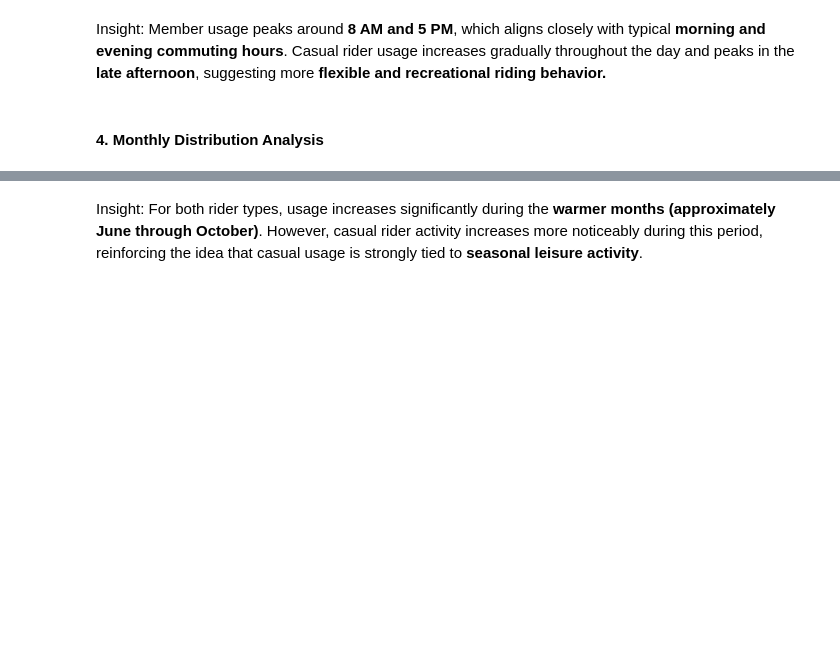
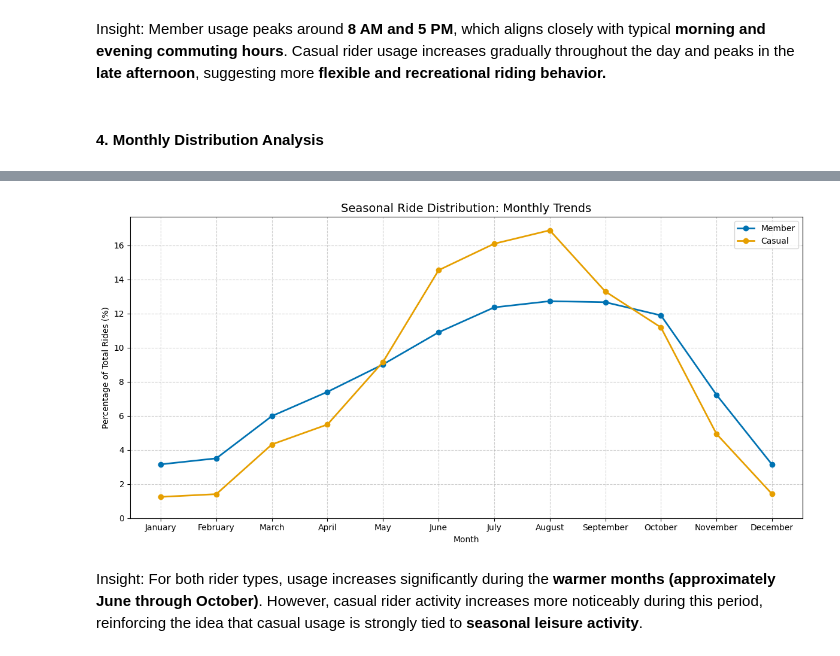
Before and after one commit to Fareed04/Case_Study__Cyclistic_bike_share_analysis, a Jupyter notebook: notebooks/experiments.ipynb, the cells around one changed output, grey strips where cells are left out. Cells and saved outputs as stored; diff of their text form; code cells hidden in the pictures; blank space fills up the shorter version.

```diff
--- a/notebooks/experiments.ipynb
+++ b/notebooks/experiments.ipynb
@@ -507,8 +507,8 @@ member_month_dist = cleaned_data[cleaned_data['member_casual'] == 'member']['mon
 
 # 3. Combine into a comparison table
 month_comparison = pd.DataFrame({
-    'casual_pct': casual_month_dist,
-    'member_pct': member_month_dist
+    'casual_m_pct': casual_month_dist,
+    'member_m_pct': member_month_dist
 })
 
 # 4. Reindex to force the January -> December order
@@ -535,2 +535,39 @@ December         1.41        3.14
+# %%
+# Plot size
+plt.figure(figsize=(12, 6))
+
+# Plotting the member line (Blue)
+# Note: I used the column names from your previous logic
+plt.plot(month_comparison.index, month_comparison["member_m_pct"],
+         color="#0072B2", linewidth=2, marker="o", label="Member")
+
+# Plotting the casual line (Orange)
+plt.plot(month_comparison.index, month_comparison["casual_m_pct"],
+         color="#E69F00", linewidth=2, marker="o", label="Casual")
+
+# Formatting - Updated for Monthly data
+plt.title('Seasonal Ride Distribution: Monthly Trends', fontsize=14)
+plt.xlabel('Month')
+plt.ylabel('Percentage of Total Rides (%)')
+
+# Ensure the Y-axis starts at 0 (Analytical Discipline)
+plt.ylim(bottom=0)
+
+# Ensure the X-axis shows the month names properly
+plt.xticks(month_comparison.index)
+
+# Adding Grid and Legend
+plt.grid(True, linestyle='--', alpha=0.6)
+plt.legend()
+plt.tight_layout()
+
+# Saving the chart with your specified name
+# Note: Added the .png extension to the save command as well
+plt.savefig("../images/monthly_ride_distribution.png", bbox_inches="tight")
+
+# Show
+plt.show()
+# %% [output]
+[figure, added]
 # %% [markdown]
 Insight: For both rider types, usage increases significantly during the **warmer months (approximately June through October)**. However, casual rider activity increases more noticeably during this period, reinforcing the idea that casual usage is strongly tied to **seasonal leisure activity**.
```
Also changed, not shown: parts of 1 cell of this notebook, 2 other files.
